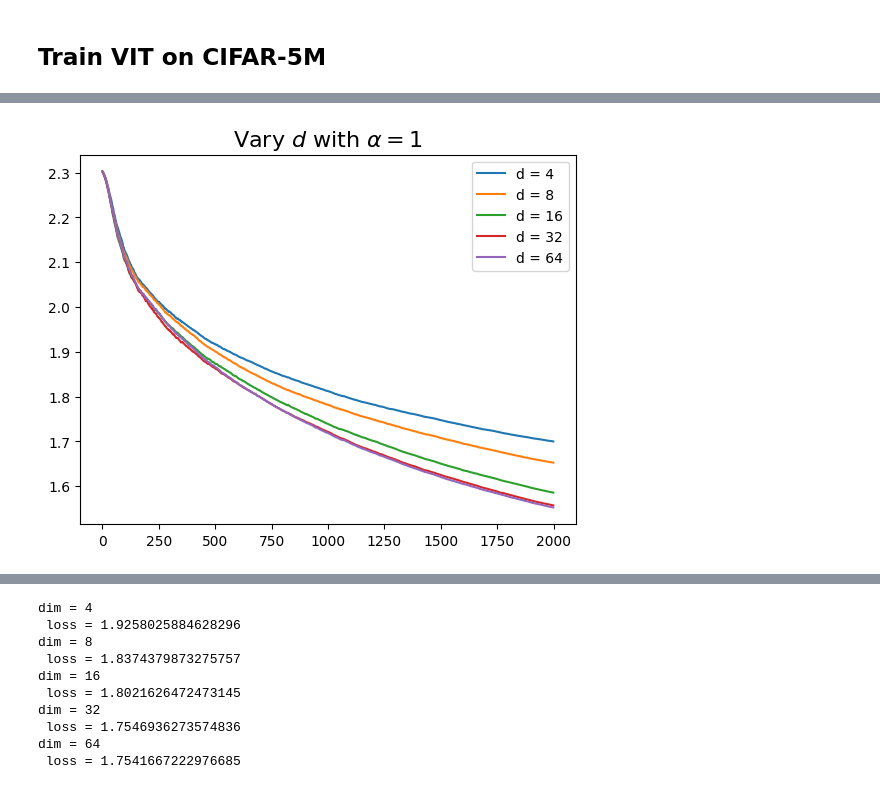
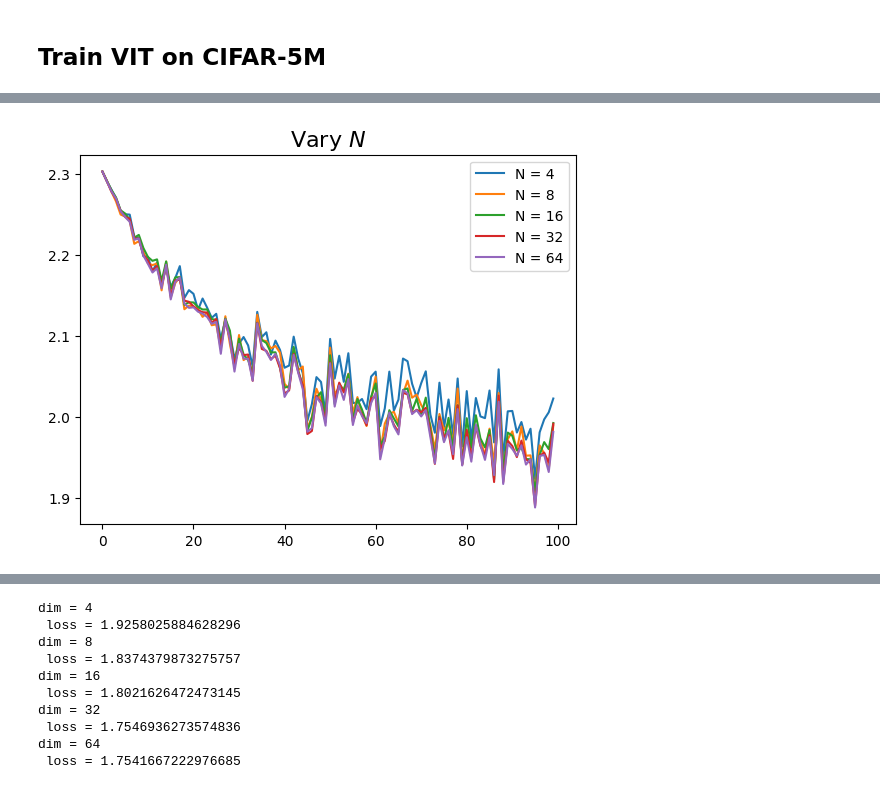
Before and after one commit to Pehlevan-Group/inf_transformer_limits, a Jupyter notebook: learn_gates_scaling.ipynb, the cells around one changed output, grey strips where cells are left out. Saved outputs shown, nothing was run; the diff lists cells and outputs as text; code cells hidden in the pictures.

```diff
--- a/learn_gates_scaling.ipynb
+++ b/learn_gates_scaling.ipynb
@@ -104,0 +148,3 @@ print(out.shape)
+# %%
+x = random.normal(random.PRNGKey(1), (15,32,32,3))
+out, state = model.apply(params, x, capture_intermediates=True, mutable=["intermediates"])
@@ -153,0 +419,3 @@ Clipping input data to the valid range for imshow with RGB data ([0..1] for floa
+# %%
+all_H = jnp.array(all_H) # dims x inits x layer x batch x batch
+#all_A = jnp.array(all_A) # dims x inits x layer x batch x loc x loc
@@ -168,7 +462,7 @@ def get_data(dset_count):
     X = (X - mean) / std
     return X, y
 
-def train_model(param_args, opt_args, data = None, adam = False):
+def train_model(param_args, opt_args, data = None, adam = False, seed = 0):
 
     dim, heads, depth, patch_size, scale_exp = param_args
     T, batch, gamma, lr = opt_args
@@ -179,11 +473,11 @@ def train_model(param_args, opt_args, data = None, adam = False):
 
     else:
         adam_scale = 0.0
-        opt_init, opt_update, get_params = optimizers.sgd( heads * dim * gamma**2 *  lr)
+        opt_init, opt_update, get_params = optimizers.sgd( depth * heads * dim * gamma**2 *  lr)
 
-    model = VIT(dim = dim, heads = heads, depth = depth, patch_size = patch_size, scale_exp = scale_exp, adam_scale = adam_scale)
-
-    params = model.init(random.PRNGKey(0), jnp.ones((4,32,32,3)) )['params']
+    #model = VIT(dim = dim, heads = heads, depth = depth, patch_size = patch_size, scale_exp = scale_exp, adam_scale = adam_scale)
+    model = simple_TF(dim = dim, heads = heads, depth = depth, patch_size = patch_size, scale_exp = scale_exp, adam_scale = adam_scale)
+    params = model.init(random.PRNGKey(seed), jnp.ones((4,32,32,3)) )['params']
 
     opt_state = opt_init(params)
 
@@ -221,7 +515,8 @@ def train_model(param_args, opt_args, data = None, adam = False):
         yt = y[ind:ind+batch]
         ind += batch
 
-        loss_t = loss_t * t/(t+1) + 1.0/(t+1) * loss_fn(get_params(opt_state), Xt, yt)
+        #loss_t = loss_t * t/(t+1) + 1.0/(t+1) * loss_fn(get_params(opt_state), Xt, yt)
+        loss_t = loss_fn(get_params(opt_state), Xt, yt)
         losses += [loss_t]
         if t % 10 == 0:
             sys.stdout.write(f'\r loss = {loss_t}')
@@ -263,9 +533,31 @@ dim = 64
+# %%
+dimvals = [4, 8, 16, 32, 64]
+depth = 2
+heads = 8
+patch_size = 4
+scale_exp = 1.0
+
+T = 10000
+lr = 0.01
+gamma = 0.5
+batch = 128
+
+opt_args = ( T, batch, gamma, lr )
+
+all_losses = []
+for i, dim in enumerate(dimvals):
+    param_args = (dim, heads, depth, patch_size, scale_exp)
+    print(" ")
+    print(f"dim = {dim}")
+    losses = train_model(param_args, opt_args, (X, y))
+    all_losses += [losses]
 # %%
 for i, loss in enumerate(all_losses):
-    plt.plot(loss, label = f'd = {dimvals[i]}')
+    plt.plot(loss[0:100], label = f'N = {dimvals[i]}')
 plt.legend()
-plt.title(r'Vary $d$ with $\alpha = 1$',fontsize = 16)
+#plt.ylim([0,2.5])
+plt.title(r'Vary $N$',fontsize = 16)
 plt.show()
 # %% [output]
-[figure, old version]
+[figure, new version]
 # %%
```
Also changed, not shown: parts of 18 cells of this notebook, 4 other files.
